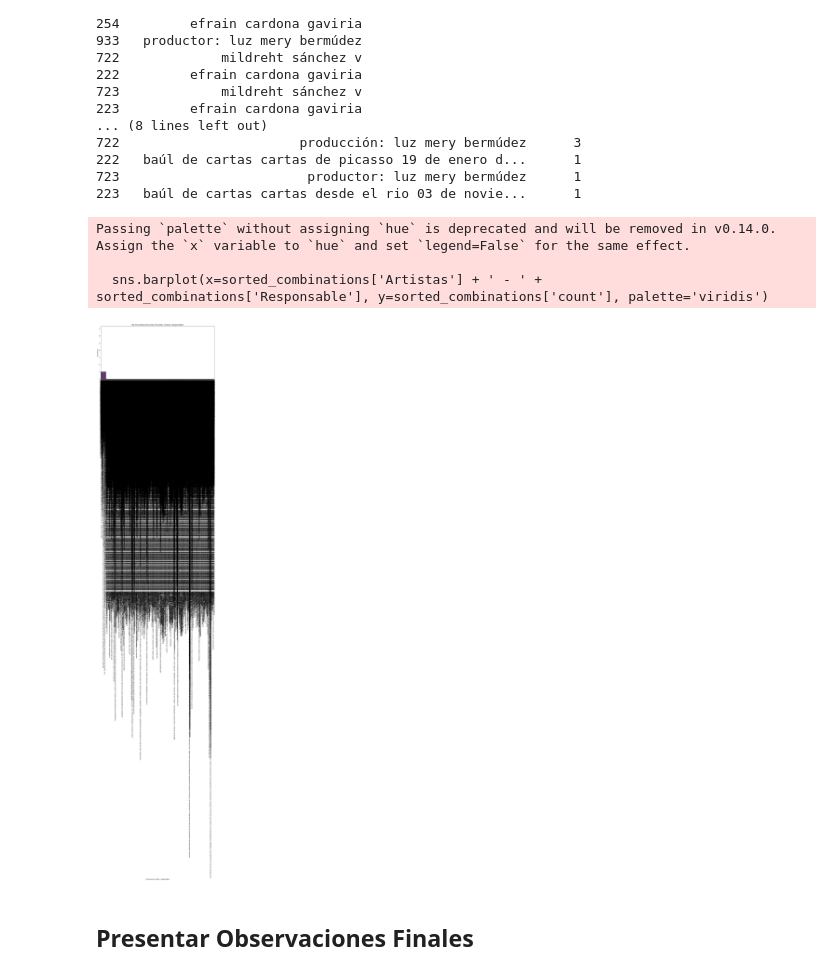
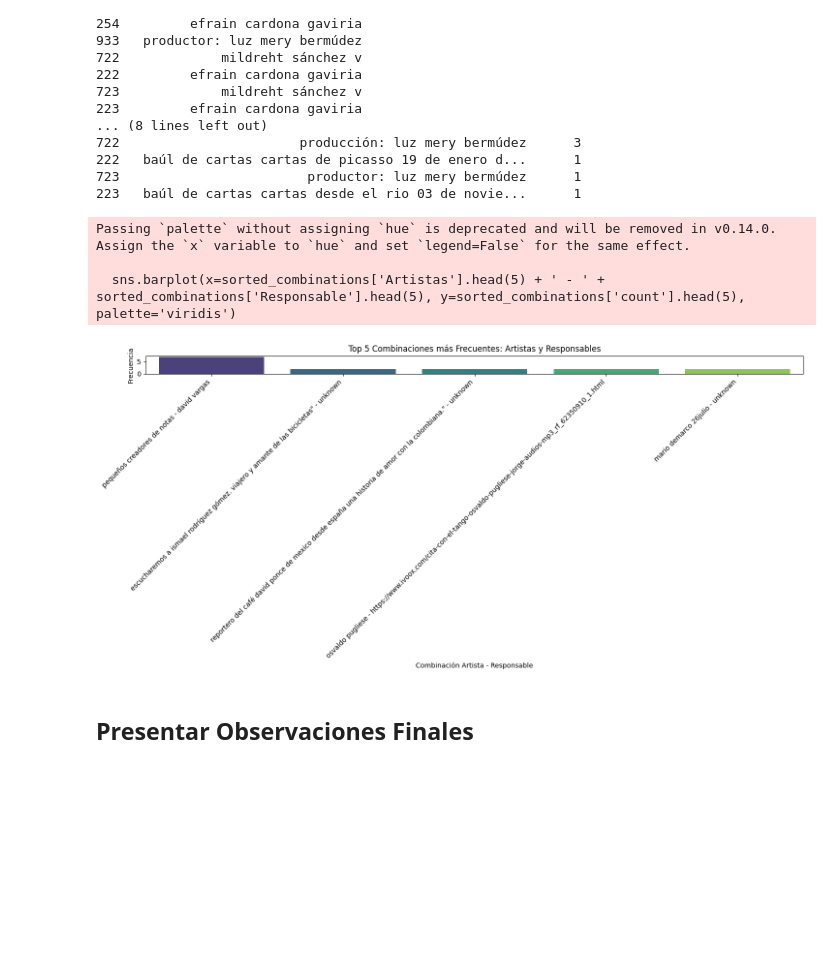
Before and after one commit to idksebastian/AnalisisDeDatos, a Jupyter notebook: Analisis_de_datos.ipynb, the cells around one changed output. Saved outputs shown, nothing was run; the diff lists cells and outputs as text; code cells hidden in the pictures; blank space fills up the shorter version.

```diff
--- a/Analisis_de_datos.ipynb
+++ b/Analisis_de_datos.ipynb
@@ -462,19 +462,19 @@ Top 10 combinaciones más frecuentes de Responsable y Producción:
 # %%
 #Visualización de Relaciones Clave
 
 plt.figure(figsize=(15, 7))
-sns.barplot(x=sorted_combinations['Artistas'] + ' - ' + sorted_combinations['Responsable'], y=sorted_combinations['count'], palette='viridis')
-plt.title('Top 10 Combinaciones más Frecuentes: Artistas y Responsables')
+sns.barplot(x=sorted_combinations['Artistas'].head(5) + ' - ' + sorted_combinations['Responsable'].head(5), y=sorted_combinations['count'].head(5), hue=sorted_combinations['Artistas'].head(5) + ' - ' + sorted_combinations['Responsable'].head(5), palette='viridis', legend=False)
+plt.title('Top 5 Combinaciones más Frecuentes: Artistas y Responsables')
 plt.xlabel('Combinación Artista - Responsable')
 plt.ylabel('Frecuencia')
-plt.xticks(rotation=90, ha='center')
+plt.xticks(rotation=45, ha='right')
 plt.tight_layout()
 plt.show()
 # %% [output]
 Passing `palette` without assigning `hue` is deprecated and will be removed in v0.14.0. Assign the `x` variable to `hue` and set `legend=False` for the same effect.
 
-  sns.barplot(x=sorted_combinations['Artistas'] + ' - ' + sorted_combinations['Responsable'], y=sorted_combinations['count'], palette='viridis')
+  sns.barplot(x=sorted_combinations['Artistas'].head(5) + ' - ' + sorted_combinations['Responsable'].head(5), y=sorted_combinations['count'].head(5), palette='viridis')
-[figure, old version]
+[figure, new version]
 # %% [markdown]
 ## Presentar Observaciones Finales
 # %% [markdown]
```
